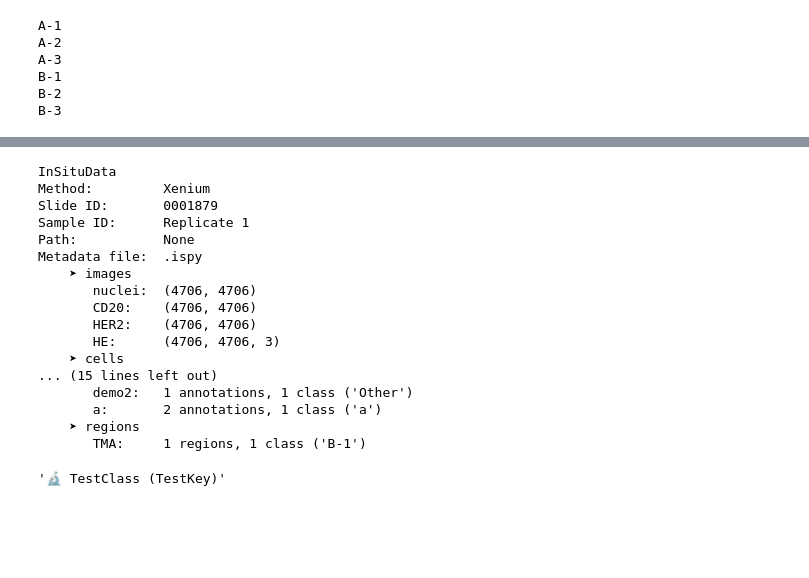
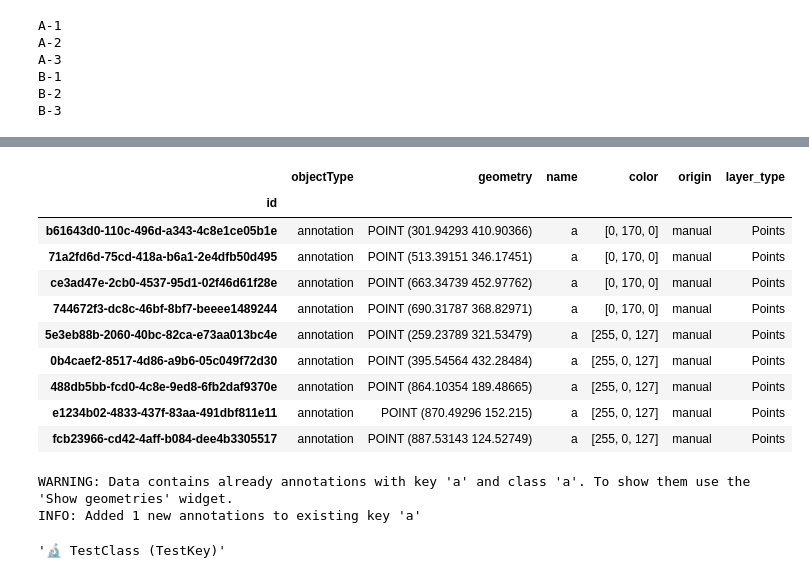
Before and after one commit to SpatialPathology/InSituPy, a Jupyter notebook: docs/source/tutorials/03_multisample_analysis/InSituPy_InSituExperiment.ipynb, the cells around one changed output, grey strips where cells are left out. Drawn from its saved outputs; the diff is of its cells as text; code cells hidden in the pictures; blank space fills up the shorter version.

```diff
--- a/docs/source/tutorials/03_multisample_analysis/InSituPy_InSituExperiment.ipynb
+++ b/docs/source/tutorials/03_multisample_analysis/InSituPy_InSituExperiment.ipynb
@@ -186,23 +171,19 @@ WARNING: Data contains already annotations with key 'a' and class 'a'.To show th
 # %%
-exp.data[3]
+exp.data[3].annotations["a"]
 # %% [output]
+|  | objectType | geometry | name | color | origin | layer_type |
+| id |  |  |  |  |  |  |
+| b61643d0-110c-496d-a343-4c8e1ce05b1e | annotation | POINT (301.94293 410.90366) | a | [0, 170, 0] | manual | Points |
+| 71a2fd6d-75cd-418a-b6a1-2e4dfb50d495 | annotation | POINT (513.39151 346.17451) | a | [0, 170, 0] | manual | Points |
+| ce3ad47e-2cb0-4537-95d1-02f46d61f28e | annotation | POINT (663.34739 452.97762) | a | [0, 170, 0] | manual | Points |
+| 744672f3-dc8c-46bf-8bf7-beeee1489244 | annotation | POINT (690.31787 368.82971) | a | [0, 170, 0] | manual | Points |
+| 5e3eb88b-2060-40bc-82ca-e73aa013bc4e | annotation | POINT (259.23789 321.53479) | a | [255, 0, 127] | manual | Points |
+| 0b4caef2-8517-4d86-a9b6-05c049f72d30 | annotation | POINT (395.54564 432.28484) | a | [255, 0, 127] | manual | Points |
+| 488db5bb-fcd0-4c8e-9ed8-6fb2daf9370e | annotation | POINT (864.10354 189.48665) | a | [255, 0, 127] | manual | Points |
+| e1234b02-4833-437f-83aa-491dbf811e11 | annotation | POINT (870.49296 152.215) | a | [255, 0, 127] | manual | Points |
+| fcb23966-cd42-4aff-b084-dee4b3305517 | annotation | POINT (887.53143 124.52749) | a | [255, 0, 127] | manual | Points |
-InSituData
-Method:         Xenium
-Slide ID:       0001879
-Sample ID:      Replicate 1
-Path:           None
-Metadata file:  .ispy
-    ➤ images
-       nuclei:  (4706, 4706)
-       CD20:    (4706, 4706)
-       HER2:    (4706, 4706)
-       HE:      (4706, 4706, 3)
-    ➤ cells
-... (15 lines left out)
-       demo2:   1 annotations, 1 class ('Other')
-       a:       2 annotations, 1 class ('a')
-    ➤ regions
-       TMA:     1 regions, 1 class ('B-1')
+WARNING: Data contains already annotations with key 'a' and class 'a'. To show them use the 'Show geometries' widget.
+INFO: Added 1 new annotations to existing key 'a'
 # %%
 import napari
 viewer = napari.current_viewer()
```
Also changed, not shown: parts of 9 cells of this notebook, 6 other files.
